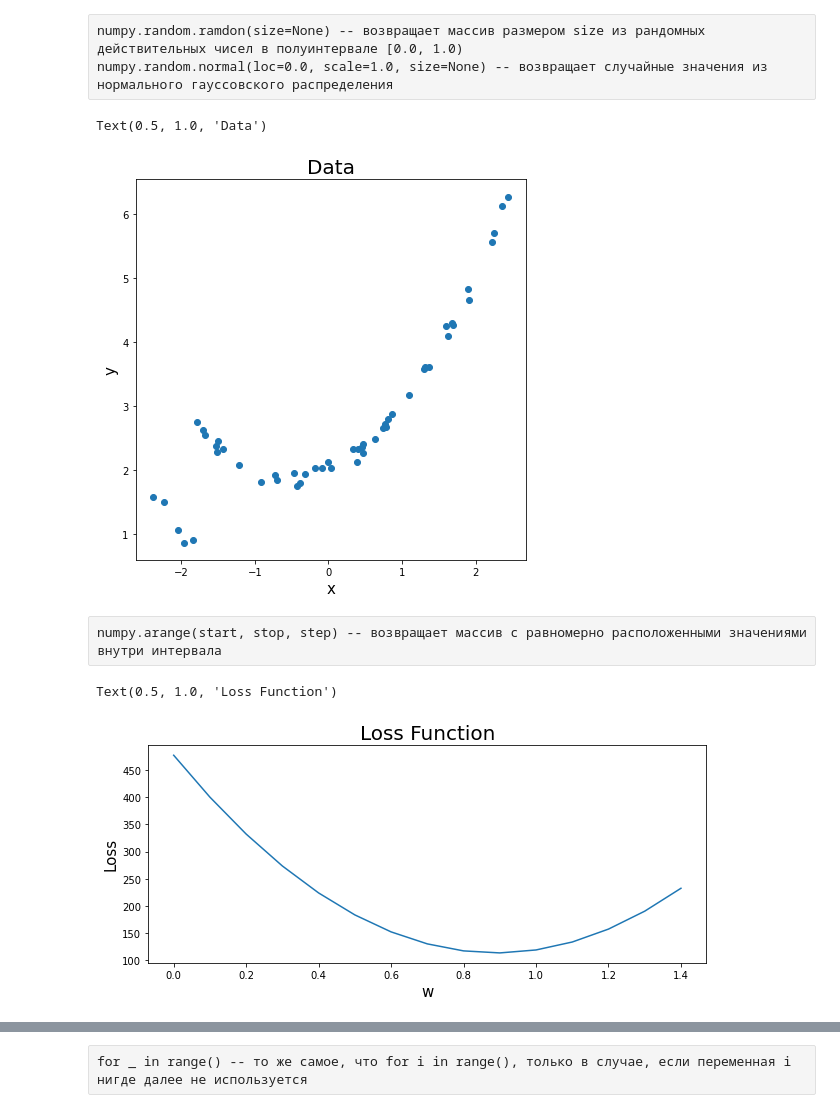
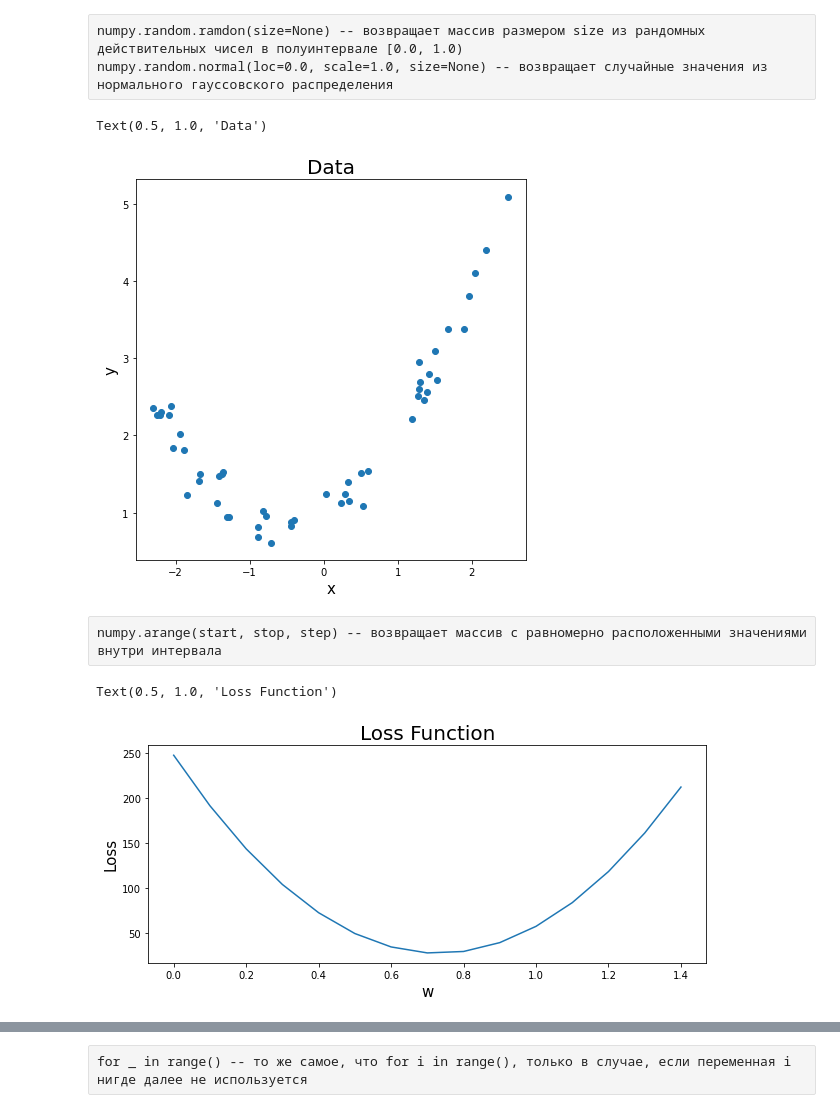
Before and after one commit to vdvorian/gradientDescent, a Jupyter notebook: gradient descent 1.ipynb, the cells around one changed output, grey strips where cells are left out. Cells and saved outputs as stored; diff of their text form; code cells hidden in the pictures.

```diff
--- a/gradient descent 1.ipynb
+++ b/gradient descent 1.ipynb
@@ -10,21 +10,23 @@ numpy.random.normal(loc=0.0, scale=1.0, size=None) -- возвращает сл
 # %%
 numvals = 50 #количество наблюденных значений
 true_w = 0.5 #действительное значение параметра w
 
 #зададим значения иксов и игреков наблюденной функции
 xvals = np.sort(5*(np.random.random(numvals) - 0.5))
-yvals = true_w*(xvals + xvals**2) + np.random.normal(0, 0.1, numvals)
-yvals[int(numvals*0.1):] += 2
+#yvals = true_w*(xvals + xvals**2) + np.random.normal(0, 0.1, numvals)
+#yvals[int(numvals*0.1):] += 1
+yvals = true_w*(xvals + xvals**2) + np.random.normal(0, 0.2, numvals)
+yvals += 1
 
 #построим график наблюденных значений
 plt.figure(figsize = (7,7))
 plt.scatter(xvals, yvals)
 plt.xlabel('x', fontsize = 15)
 plt.ylabel('y', fontsize = 15)
 plt.title('Data', fontsize = 20)
 # %% [output]
 Text(0.5, 1.0, 'Data')
-[figure, old version]
+[figure, new version]
 # %%
 #найдем разность между наблюденными и теоретически заданными значениями для заданного параметра w (loss function)
 def get_loss(w, xvals, yvals):
@@ -48,7 +50,7 @@ plt.ylabel('Loss', fontsize = 15)
 plt.title('Loss Function', fontsize = 20)
 # %% [output]
 Text(0.5, 1.0, 'Loss Function')
-[figure, old version]
+[figure, new version]
 # %%
 #построим график производной от параметра w
 wvals = np.arange(0, 1.5, 0.1)
```
Also changed, not shown: parts of 4 cells of this notebook.
